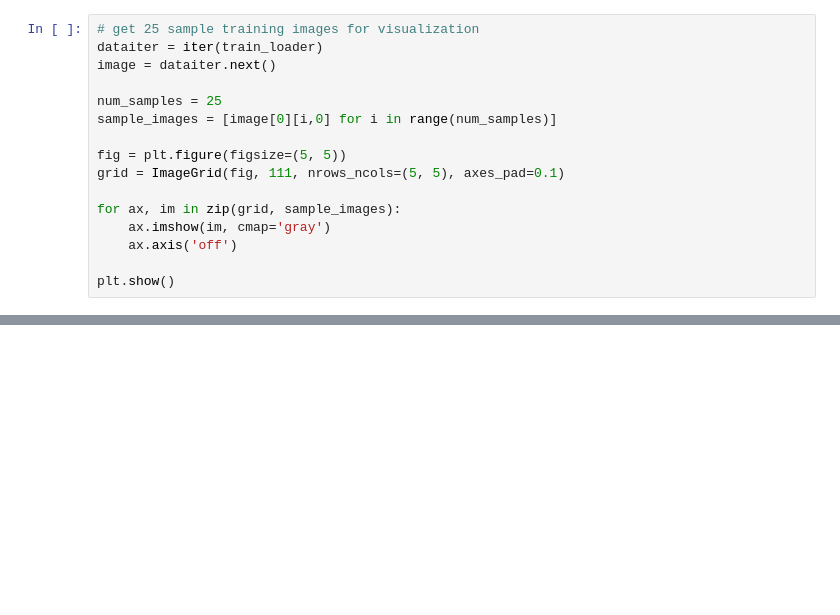
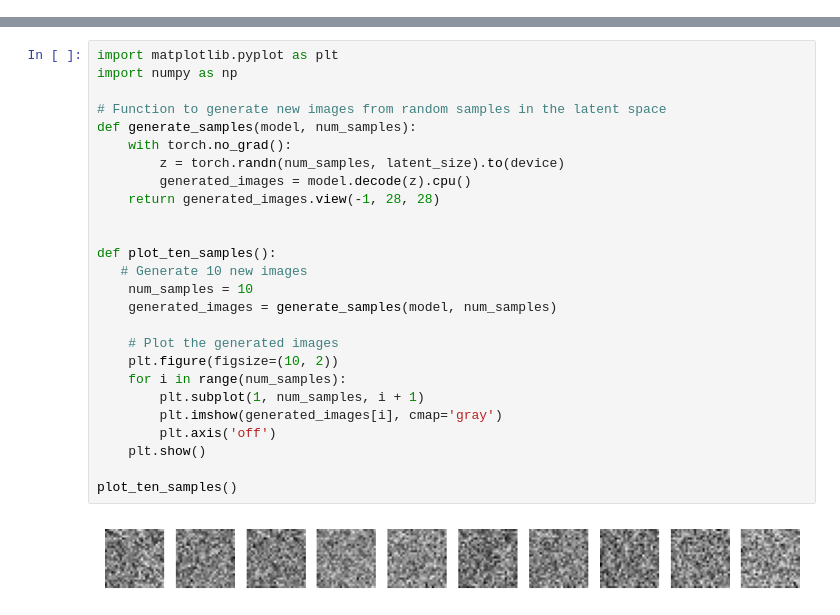
Before and after one commit to Avolord/DeepLearning, a Jupyter notebook: Exercise2/exercise2.ipynb, the cells around one changed output, grey strips where cells are left out. Cells and saved outputs as stored; diff of their text form; blank space fills up the shorter version.

```diff
--- a/Exercise2/exercise2.ipynb
+++ b/Exercise2/exercise2.ipynb
@@ -62,16 +0,0 @@ Extracting C:\Users\felix/datasets\MNIST\raw\t10k-labels-idx1-ubyte.gz to C:\Use
-# %%
-# get 25 sample training images for visualization
-dataiter = iter(train_loader)
-image = dataiter.next()
-
-num_samples = 25
-sample_images = [image[0][i,0] for i in range(num_samples)]
-
-fig = plt.figure(figsize=(5, 5))
-grid = ImageGrid(fig, 111, nrows_ncols=(5, 5), axes_pad=0.1)
-
-for ax, im in zip(grid, sample_images):
-    ax.imshow(im, cmap='gray')
-    ax.axis('off')
-
-plt.show()
@@ -253,0 +96,28 @@ plot_latent_space(model, scale=1.0)
+# %%
+import matplotlib.pyplot as plt
+import numpy as np
+
+# Function to generate new images from random samples in the latent space
+def generate_samples(model, num_samples):
+    with torch.no_grad():
+        z = torch.randn(num_samples, latent_size).to(device)
+        generated_images = model.decode(z).cpu()
+    return generated_images.view(-1, 28, 28)
+
+
+def plot_ten_samples():
+   # Generate 10 new images
+    num_samples = 10
+    generated_images = generate_samples(model, num_samples)
+
+    # Plot the generated images
+    plt.figure(figsize=(10, 2))
+    for i in range(num_samples):
+        plt.subplot(1, num_samples, i + 1)
+        plt.imshow(generated_images[i], cmap='gray')
+        plt.axis('off')
+    plt.show()
+
+plot_ten_samples()
+# %% [output]
+[figure, added]
```
Also changed, not shown: parts of 20 cells of this notebook, 1 other file.
